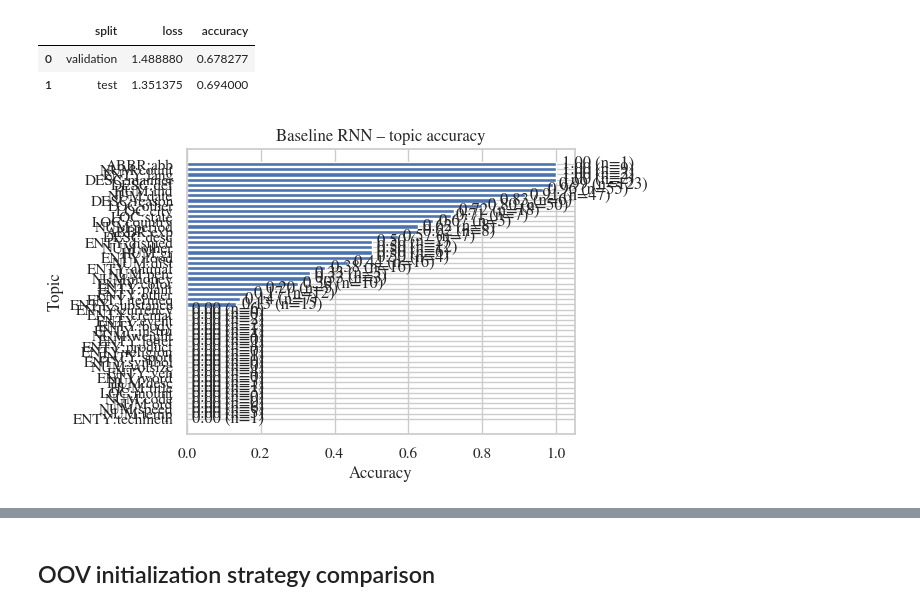
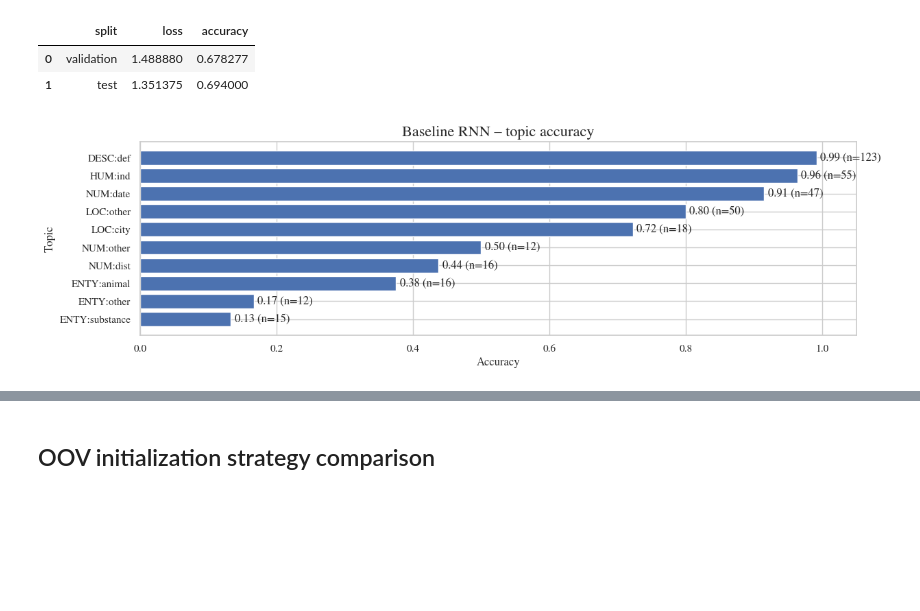
Before and after one commit to JonssonAlexander/NLP_Project_group45, a Jupyter notebook: 02_rnn.ipynb, the cells around one changed output, grey strips where cells are left out. Saved outputs shown, nothing was run; the diff lists cells and outputs as text; code cells hidden in the pictures; blank space fills up the shorter version.

Commit message:
made plots more consistent, added some scatterplots to compare with histogram

```diff
--- a/02_rnn.ipynb
+++ b/02_rnn.ipynb
@@ -124,21 +124,22 @@ baseline_metrics
 | 1 | test | 1.351375 | 0.694000 |
 # %%
 topic_accuracy_df = topic_accuracy_table(test_eval, index_to_label)
-sorted_topics = topic_accuracy_df.sort_values('accuracy')
+filtered_topics = topic_accuracy_df[topic_accuracy_df['support'] > 10 ].copy()
+sorted_topics = filtered_topics.sort_values('accuracy')
 
 width, height = latex_set_size(fraction=1)
-fig, ax = plt.subplots(figsize=(width, height))
+fig, ax = plt.subplots(figsize=(width * 2, height))
 bars = ax.barh(sorted_topics['label'], sorted_topics['accuracy'])
 ax.set_xlabel('Accuracy')
 ax.set_ylabel('Topic')
-ax.set_title('Baseline RNN – topic accuracy')
+ax.set_title('Baseline RNN – topic accuracy',fontsize=16)
 ax.set_xlim(0, 1.05)
 ax.bar_label(bars, labels=[f"{acc:.2f} (n={supp})" for acc, supp in zip(sorted_topics['accuracy'], sorted_topics['support'])], padding=4)
-#norm = colors.Normalize(0, 1)
+
 sm = cm.ScalarMappable(cmap=cm.get_cmap('viridis'), norm=norm)
 sm.set_array([])
 plt.tight_layout()
 fig.savefig('plots/part2_topic_accuracy.png', dpi=300)
 plt.show()
 # %% [output]
-[figure, old version]
+[figure, new version]
```
Also changed, not shown: parts of 18 cells of this notebook, 1 other file.
